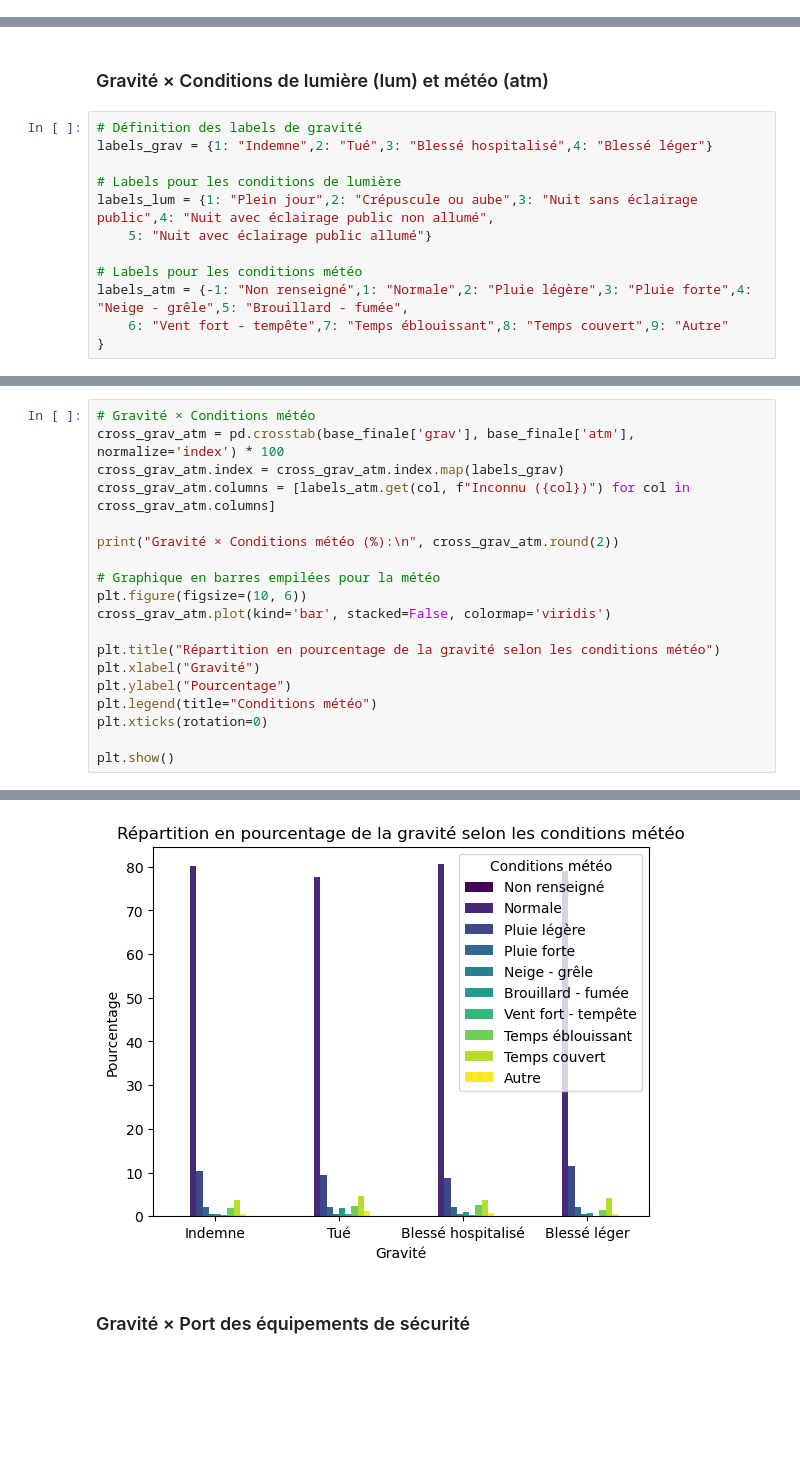
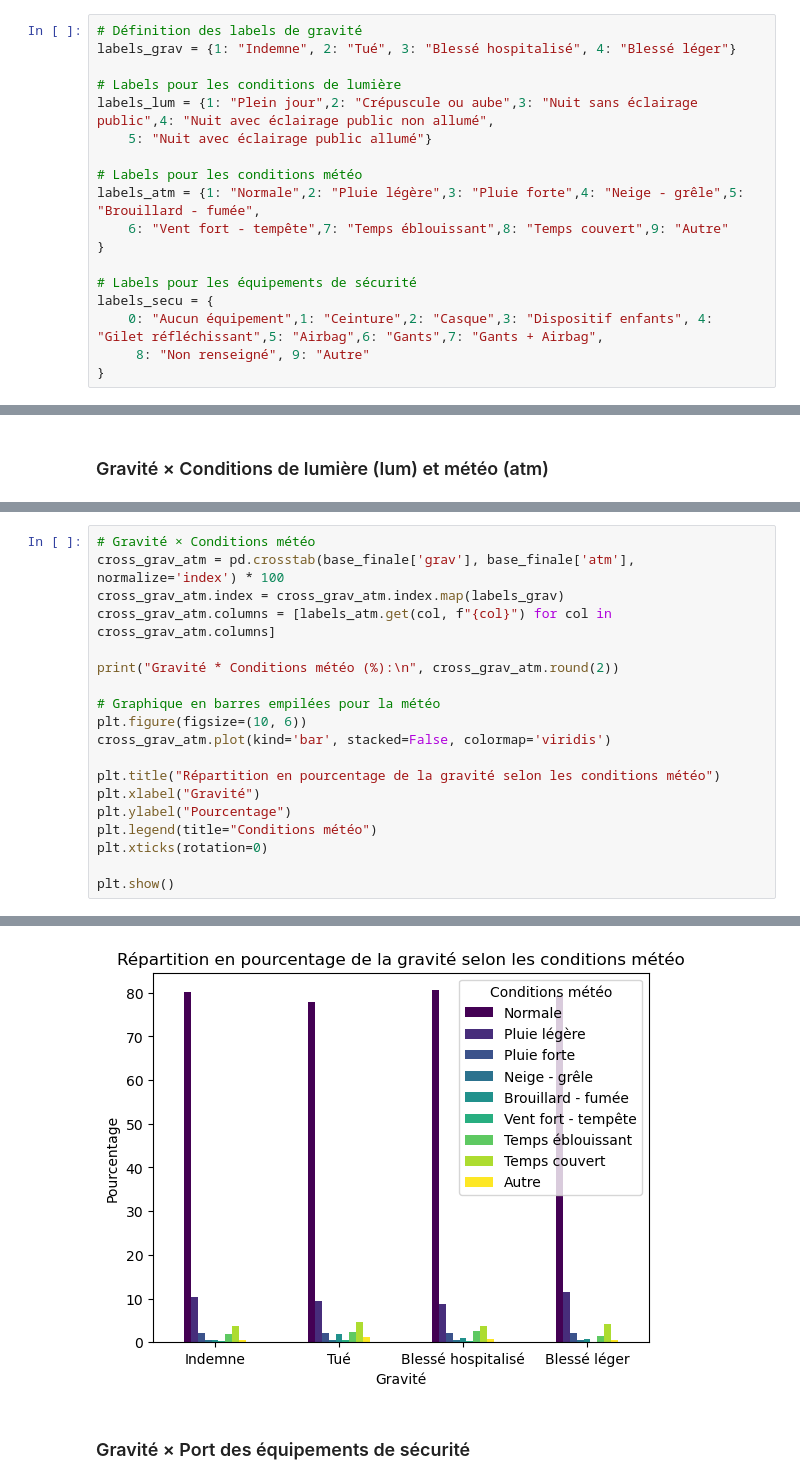
Before and after one commit to Romaric01K/Projet_Tutor-, a Jupyter notebook: Analyse des données.ipynb, the cells around one changed output, grey strips where cells are left out. Drawn from its saved outputs; the diff is of its cells as text; blank space fills up the shorter version.

```diff
--- a/Analyse des données.ipynb
+++ b/Analyse des données.ipynb
@@ -244 +295,19 @@ EDP à moteur          176   27                 230          1267
+# %%
+# Définition des labels de gravité
+labels_grav = {1: "Indemne", 2: "Tué", 3: "Blessé hospitalisé", 4: "Blessé léger"}
+
+# Labels pour les conditions de lumière
+labels_lum = {1: "Plein jour",2: "Crépuscule ou aube",3: "Nuit sans éclairage public",4: "Nuit avec éclairage public non allumé",
+    5: "Nuit avec éclairage public allumé"}
+
+# Labels pour les conditions météo
+labels_atm = {1: "Normale",2: "Pluie légère",3: "Pluie forte",4: "Neige - grêle",5: "Brouillard - fumée",
+    6: "Vent fort - tempête",7: "Temps éblouissant",8: "Temps couvert",9: "Autre"
+}
+
+# Labels pour les équipements de sécurité
+labels_secu = {
+    0: "Aucun équipement",1: "Ceinture",2: "Casque",3: "Dispositif enfants", 4: "Gilet réfléchissant",5: "Airbag",6: "Gants",7: "Gants + Airbag",
+     8: "Non renseigné", 9: "Autre"
+}
 # %%
@@ -526,17 +581,5 @@ Vélo / Cyclo        10.43  2.47               24.11         62.98
 # %% [markdown]
 ### Gravité × Conditions de lumière (lum) et météo (atm)
-# %%
-# Définition des labels de gravité
-labels_grav = {1: "Indemne",2: "Tué",3: "Blessé hospitalisé",4: "Blessé léger"}
-
-# Labels pour les conditions de lumière
-labels_lum = {1: "Plein jour",2: "Crépuscule ou aube",3: "Nuit sans éclairage public",4: "Nuit avec éclairage public non allumé",
-    5: "Nuit avec éclairage public allumé"}
-
-# Labels pour les conditions météo
-labels_atm = {-1: "Non renseigné",1: "Normale",2: "Pluie légère",3: "Pluie forte",4: "Neige - grêle",5: "Brouillard - fumée",
-    6: "Vent fort - tempête",7: "Temps éblouissant",8: "Temps couvert",9: "Autre"
-}
 # %%
 # Gravité × Conditions de lumière
 cross_grav_lum = pd.crosstab(base_finale['grav'], base_finale['lum'], normalize='index') * 100
@@ -580,9 +623,9 @@ Blessé léger                                    15.75
 # Gravité × Conditions météo
 cross_grav_atm = pd.crosstab(base_finale['grav'], base_finale['atm'], normalize='index') * 100
 cross_grav_atm.index = cross_grav_atm.index.map(labels_grav)
-cross_grav_atm.columns = [labels_atm.get(col, f"Inconnu ({col})") for col in cross_grav_atm.columns]
+cross_grav_atm.columns = [labels_atm.get(col, f"{col}") for col in cross_grav_atm.columns]
 
-print("Gravité × Conditions météo (%):\n", cross_grav_atm.round(2))
+print("Gravité * Conditions météo (%):\n", cross_grav_atm.round(2))
 
 # Graphique en barres empilées pour la météo
 plt.figure(figsize=(10, 6))
@@ -611,9 +654,9 @@ Tué                          0.44                1.86                 0.40
 ... (5 lines left out)
 Indemne                          1.89           3.82   0.42
 Tué                              2.33           4.57   1.18
 Blessé hospitalisé               2.53           3.63   0.67
 Blessé léger                     1.38           4.09   0.49
 <Figure size 1000x600 with 0 Axes>
-[figure, old version]
+[figure, new version]
 # %% [markdown]
 ### Gravité × Port des équipements de sécurité
```
Also changed, not shown: parts of 23 cells of this notebook, 3 other files.
